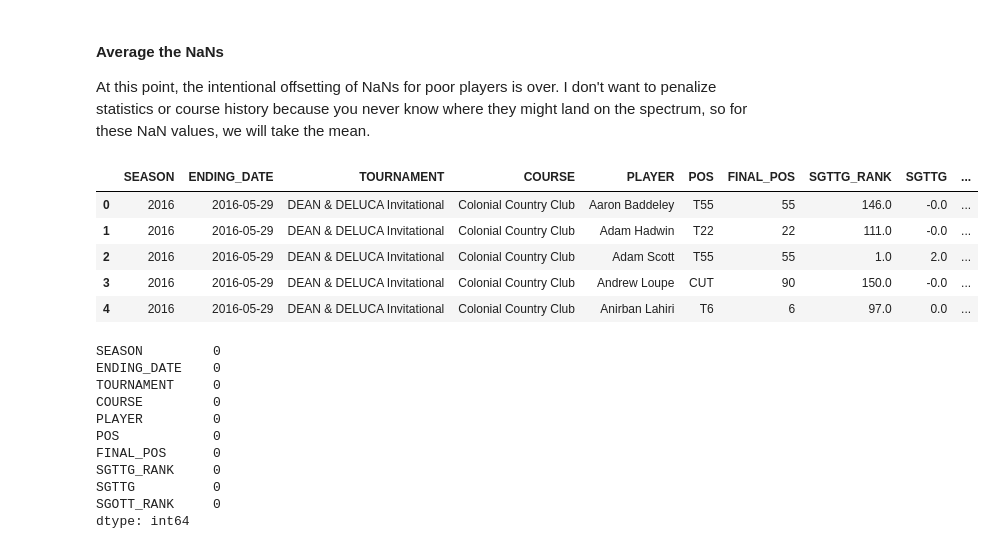
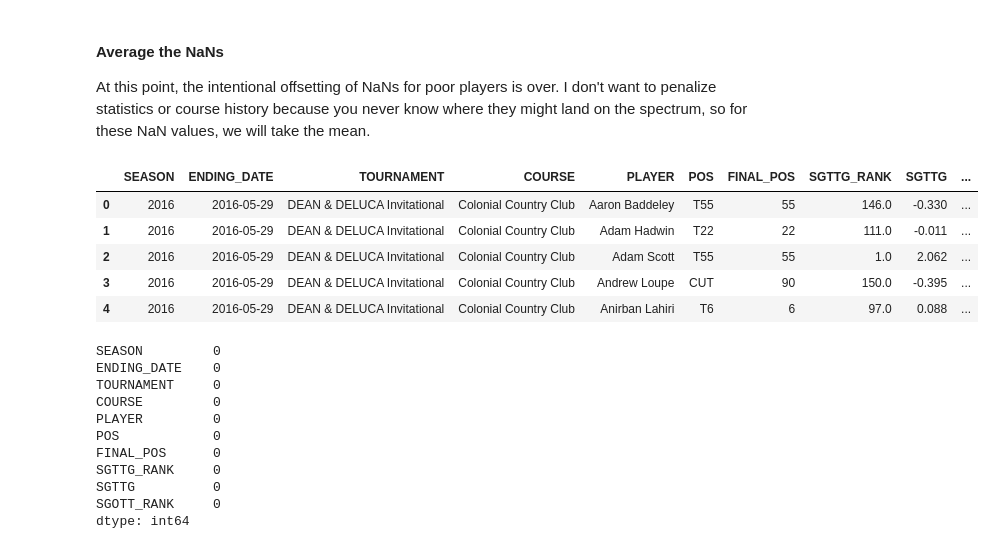
Before and after one commit to milleranalytics/pga-dk, a Jupyter notebook: pga-dk.ipynb, the cells around one changed output. Cells and saved outputs as stored; diff of their text form; code cells hidden in the pictures.

```diff
--- a/pga-dk.ipynb
+++ b/pga-dk.ipynb
@@ -669,29 +669,36 @@ training_df.head(10)
 #### Average the NaNs
 At this point, the intentional offsetting of NaNs for poor players is over.  I don't want to penalize statistics or course history because you never know where they might land on the spectrum, so for these NaN values, we will take the mean.
 # %%
-# Some stats were not averaging correctly - try to force these to be numbers
-stats_to_fix = ["SCRAMBLING", "DRIVING_ACCURACY", "BIRDIES", "GIR"]
+# === Clean percentage stats stored as strings like '62.5%' ===
+percent_stats = ["SCRAMBLING", "DRIVING_ACCURACY", "BIRDIES", "GIR"]
 
-for col in stats_to_fix:
-    training_df[col] = pd.to_numeric(training_df[col], errors="coerce")
+for col in percent_stats:
+    if col in training_df.columns:
+        training_df[col] = (
+            training_df[col]
+            .astype(str)
+            .str.replace('%', '', regex=False)
+            .replace(['None', 'nan', 'NaN', '--', 'DNP', ''], np.nan)
+            .astype(float)
+        )
 
 # Select only the numeric columns
 numeric_columns = training_df.select_dtypes(include=['float64', 'int64'])
 
 # Fill NaN values with the mean of each column
-numeric_columns = numeric_columns.fillna(numeric_columns.mean()).round(decimals=0)
+numeric_columns = numeric_columns.fillna(numeric_columns.mean())
 
 # Update the original dataframe with the filled numeric columns
 training_df.update(numeric_columns)
 
 training_df.head()
 # %% [output]
 |  | SEASON | ENDING_DATE | TOURNAMENT | COURSE | PLAYER | POS | FINAL_POS | SGTTG_RANK | SGTTG | ... |
-| 0 | 2016 | 2016-05-29 | DEAN & DELUCA Invitational | Colonial Country Club | Aaron Baddeley | T55 | 55 | 146.0 | -0.0 | ... |
-| 1 | 2016 | 2016-05-29 | DEAN & DELUCA Invitational | Colonial Country Club | Adam Hadwin | T22 | 22 | 111.0 | -0.0 | ... |
-| 2 | 2016 | 2016-05-29 | DEAN & DELUCA Invitational | Colonial Country Club | Adam Scott | T55 | 55 | 1.0 | 2.0 | ... |
-| 3 | 2016 | 2016-05-29 | DEAN & DELUCA Invitational | Colonial Country Club | Andrew Loupe | CUT | 90 | 150.0 | -0.0 | ... |
-| 4 | 2016 | 2016-05-29 | DEAN & DELUCA Invitational | Colonial Country Club | Anirban Lahiri | T6 | 6 | 97.0 | 0.0 | ... |
+| 0 | 2016 | 2016-05-29 | DEAN & DELUCA Invitational | Colonial Country Club | Aaron Baddeley | T55 | 55 | 146.0 | -0.330 | ... |
+| 1 | 2016 | 2016-05-29 | DEAN & DELUCA Invitational | Colonial Country Club | Adam Hadwin | T22 | 22 | 111.0 | -0.011 | ... |
+| 2 | 2016 | 2016-05-29 | DEAN & DELUCA Invitational | Colonial Country Club | Adam Scott | T55 | 55 | 1.0 | 2.062 | ... |
+| 3 | 2016 | 2016-05-29 | DEAN & DELUCA Invitational | Colonial Country Club | Andrew Loupe | CUT | 90 | 150.0 | -0.395 | ... |
+| 4 | 2016 | 2016-05-29 | DEAN & DELUCA Invitational | Colonial Country Club | Anirban Lahiri | T6 | 6 | 97.0 | 0.088 | ... |
 # %%
 # Check for NaN values
 assert training_df.isna().sum().sum() == 0, "🚨 Still missing values!"
```
Also changed, not shown: parts of 21 cells of this notebook, 2 other files.
